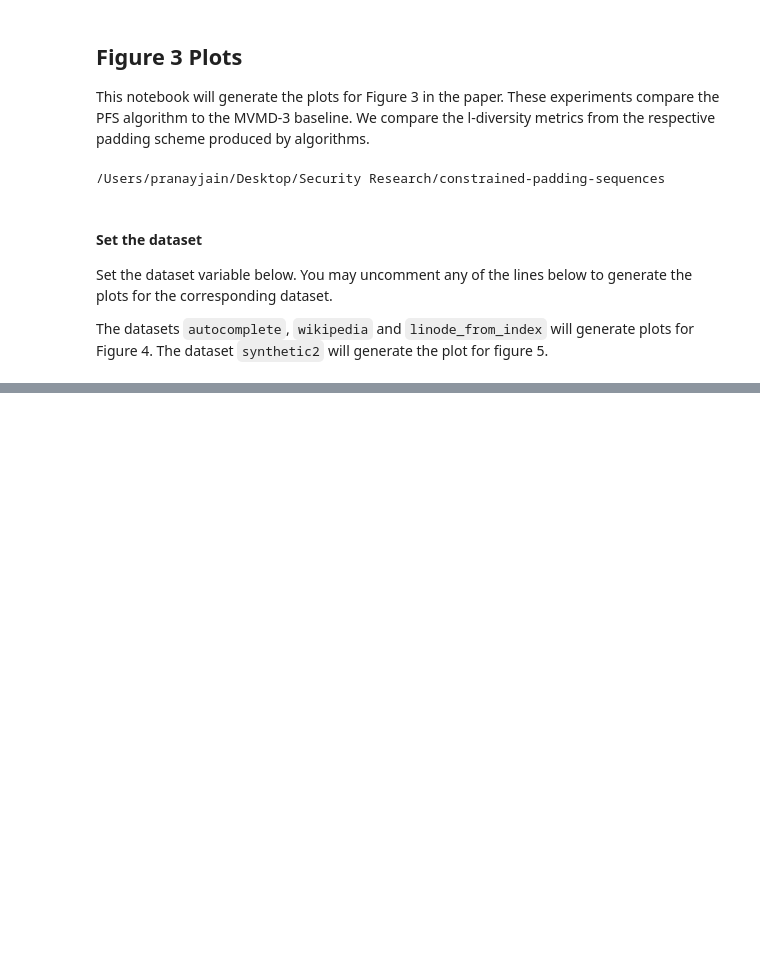
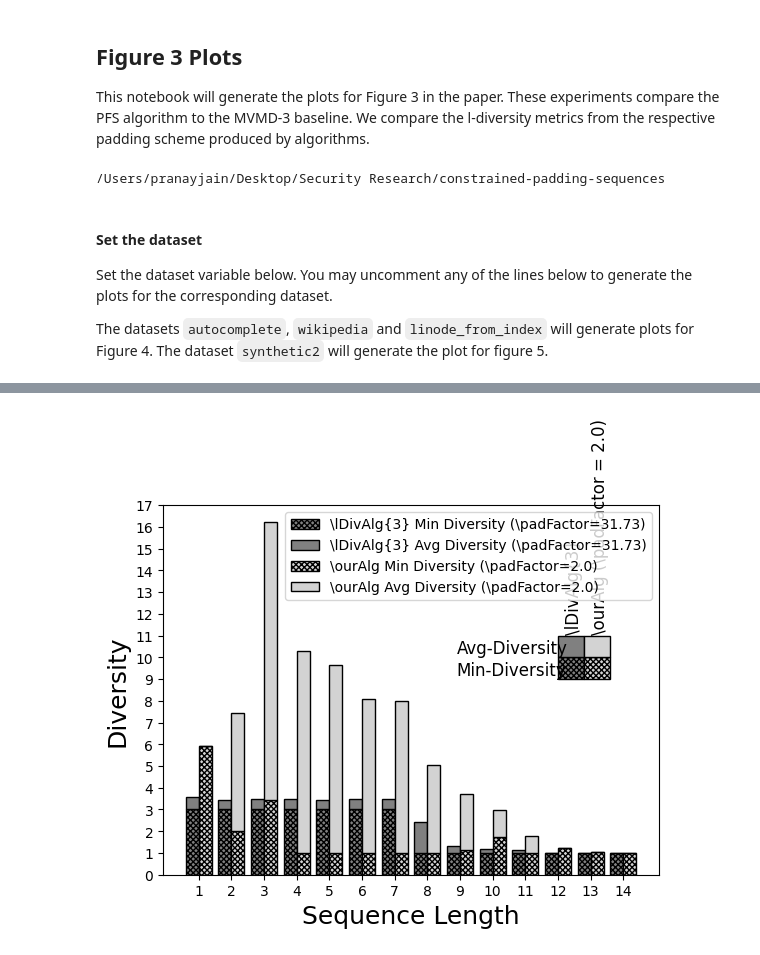
Before and after one commit to pranay-jain/constrained-padding-sequences, a Jupyter notebook: experiments/fig3.ipynb, the cells around one changed output, grey strips where cells are left out. Cells and saved outputs as stored; diff of their text form; code cells hidden in the pictures; blank space fills up the shorter version.

```diff
--- a/experiments/fig3.ipynb
+++ b/experiments/fig3.ipynb
@@ -34,0 +36,7 @@ dataset, max_len, leg_x, leg_y, y_lim = 'autocomplete', 14, 13, 5, 10
+# %%
+c=2
+pfs_l_div_res = run_pfs(dataset, c)['l_div']
+pfs_min_l_div, pfs_max_l_div, pfs_avg_l_div = pfs_l_div_res
+
+mvmd_l_div_res = run_mvmd(dataset)['l_div']
+mvmd_min_l_div, mvmd_max_l_div, mvmd_avg_l_div = mvmd_l_div_res
@@ -61,0 +120,10 @@ for i in range(len(metric_name)):
+# %%
+colors = {}
+colors["\\lDivAlg{3}"] = "grey"
+colors["\\ourAlg"] = "lightgrey"
+
+spaces = {}
+spaces["\\lDivAlg{3}"] = .4
+spaces["\\ourAlg"] = .4
+
+sq = 1 # square dimension
@@ -61,0 +151,71 @@ for i in range(len(metric_name)):
+# %%
+# Create a figure and a set of subplots
+fig, ax = plt.subplots()
+#hatches = ['\\\\', '', '//', ''] # WORKS GOOD IF WE DON'T INCLUDE c=2.0
+hatches = ['xxxxxx', '']
+alphas = [1, 0.7, 0.4, 0.2]
+
+# Plot data
+def plot_stacked_bar(stacked_mp, x_offset = 0, edgecolor='black'):
+    for i, (name, values) in enumerate(stacked_mp.items()):
+        bottom = [0]*len(values) if i == 0 else [sum(x) for x in zip(*list(stacked_mp.values())[:i])]
+        ax.bar(
+            np.array(range(len(values))) + x_offset + 1,
+            values,
+            bottom=bottom,
+            width=spaces[name.split(" ")[0]],
+            edgecolor=edgecolor,
+            #color='white',
+            color=colors[name.split(" ")[0]],
+            hatch=hatches[i%len(hatches)],
+            #alpha=alphas[i%len(alphas)],
+            label=name,
+            align='edge')
+
+plot_stacked_bar(ldiv_stacked_mp, x_offset=-0.4, edgecolor='black')
+plot_stacked_bar(ourAlg_stacked_mp, x_offset=0.0, edgecolor='black')
+# Add legend
+ax.legend()
+plt.xticks(range(1,max_len+1))
+ax.set_ylim(0,y_lim)
+
+if dataset == "wikipedia":
+    ax.set_yticks(np.arange(0,y_lim+1,4))
+else:
+    ax.set_yticks(np.arange(0,y_lim+1,1))
+
+plt.xlabel('Sequence Length', fontsize=18)
+plt.ylabel('Diversity', fontsize=18)
+
+if dataset == "autocomplete":
+    square = patches.Rectangle((leg_x,leg_y), .8*sq, sq, linewidth=1, edgecolor='black', facecolor=colors["\\lDivAlg{3}"], hatch="xxxxxx")
+    ax.add_patch(square)
+    square = patches.Rectangle((leg_x,leg_y+sq), .8*sq, sq, linewidth=1, edgecolor='black', facecolor=colors["\\lDivAlg{3}"], hatch="")
+    ax.add_patch(square)
+
+    square = patches.Rectangle((leg_x+.8*sq,leg_y), .8*sq, sq, linewidth=1, edgecolor='black', facecolor=colors["\\ourAlg"], hatch="xxxxxx")
+    ax.add_patch(square)
+    square = patches.Rectangle((leg_x+.8*sq,leg_y+sq), .8*sq, sq, linewidth=1, edgecolor='black', facecolor=colors["\\ourAlg"], hatch="")
+    ax.add_patch(square)
+
+    ax.text(leg_x-3.1, leg_y+.2*sq, "Min-Diversity", fontsize="large")
+    ax.text(leg_x-3.1, leg_y+1.2*sq, "Avg-Diversity", fontsize="large")
+
+    ax.text(leg_x+.2*sq, leg_y+2.25*sq, "\\lDivAlg{3}", rotation='vertical', fontsize="large")
+    ax.text(leg_x+sq, leg_y+2.25*sq, "\\ourAlg (\padFactor = 2.0)", rotation='vertical', fontsize="large")
+
+#label_c = {"autocomplete": "\\lDivAlg{3} (\padFactor = 31.73)",
+#           "linode_from_index": "\\lDivAlg{3} (\padFactor = 5707.33)",
+#           "wikipedia": "\\lDivAlg{3} (\padFactor = 43.07)"}
+
+#label_x = {"autocomplete": .5,
+#           "linode_from_index": .4,
+#           "wikipedia": .5}
+
+#t = ax.text(label_x[dataset], .90, label_c[dataset], horizontalalignment='center', verticalalignment='center', transform=ax.transAxes, fontsize=18)
+#t.set_bbox(dict(facecolor="white", alpha=1, edgecolor="black"))
+
+# Show plot
+plt.show()
+# %% [output]
+[figure, added]
```
Also changed, not shown: parts of 9 cells of this notebook, 6 other files.
